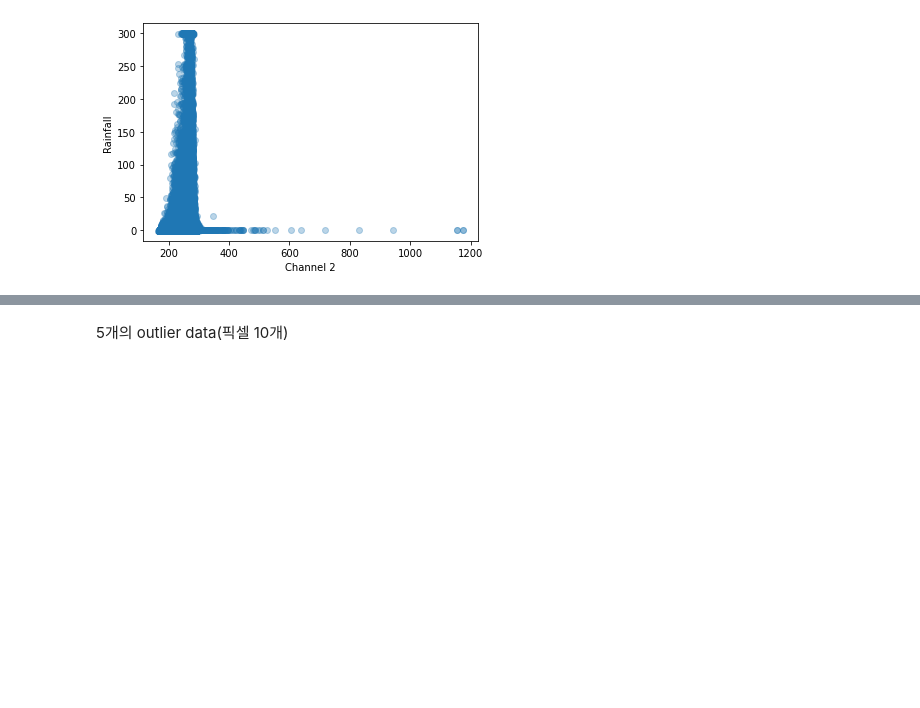
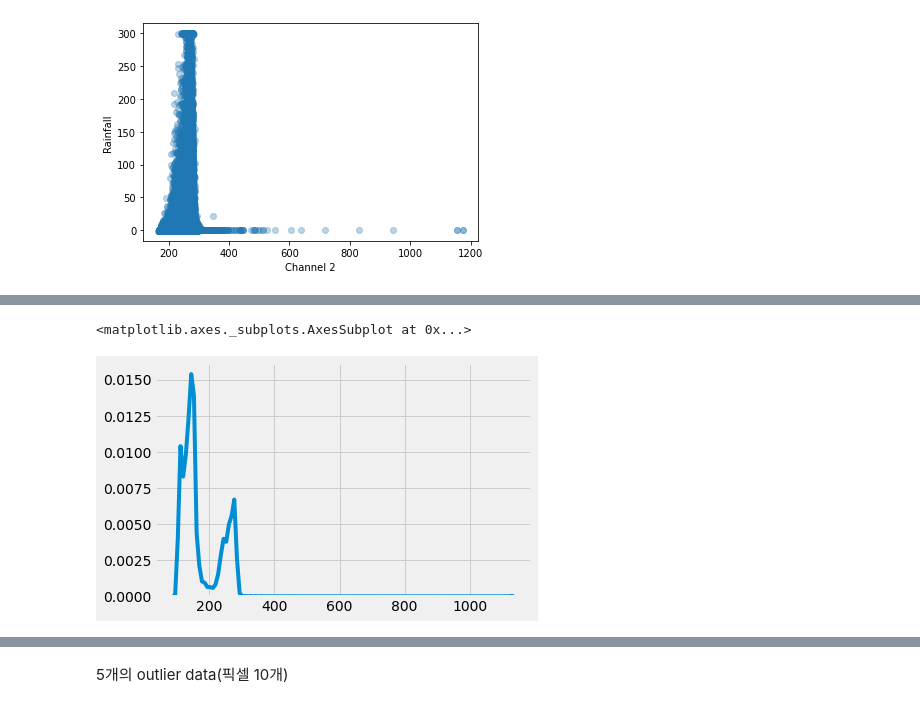
Before and after one commit to deagwon97/dacon-satellite-precipitation, a Jupyter notebook: Dacon2.ipynb, the cells around one changed output, grey strips where cells are left out. Cells and saved outputs as stored; diff of their text form; code cells hidden in the pictures; blank space fills up the shorter version.

```diff
--- a/Dacon2.ipynb
+++ b/Dacon2.ipynb
@@ -120,0 +139,5 @@ plt.show()
+# %%
+sns.kdeplot(train_f3)
+# %% [output]
+<matplotlib.axes._subplots.AxesSubplot at 0x...>
+[figure, added]
```
Also changed, not shown: parts of 36 cells of this notebook.
